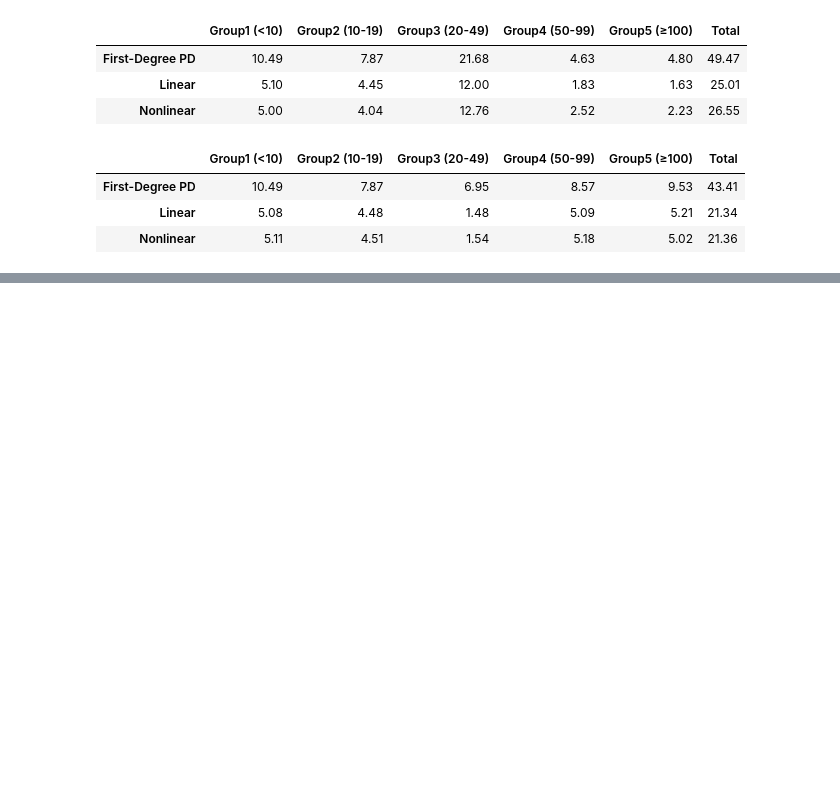
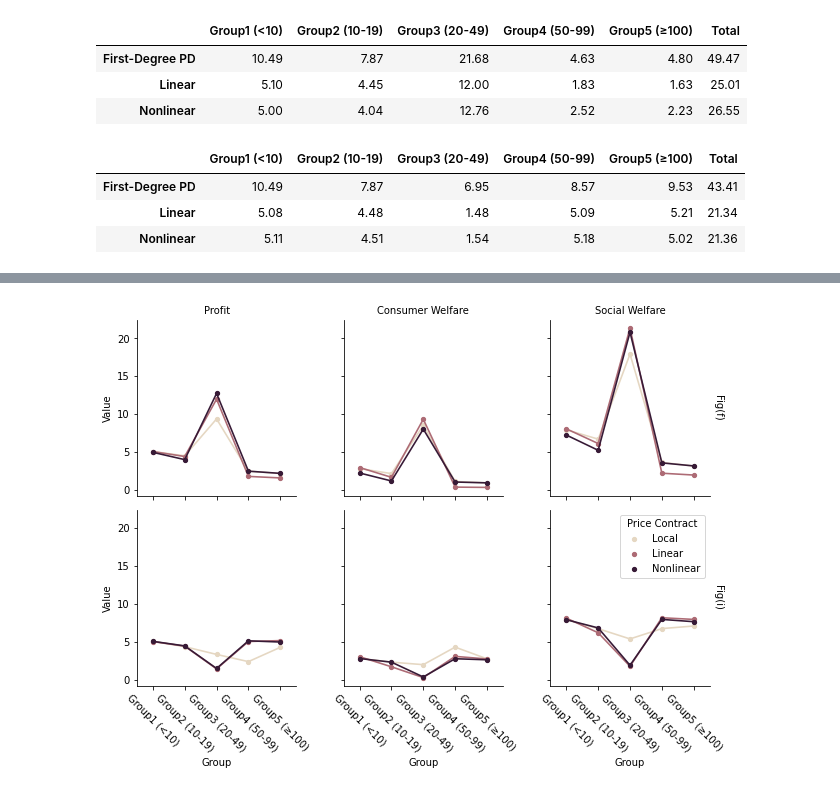
Before and after one commit to wanxii/nonlinear-pricing, a Jupyter notebook: welfare_groups.ipynb, the cells around one changed output, grey strips where cells are left out. Drawn from its saved outputs; the diff is of its cells as text; code cells hidden in the pictures; blank space fills up the shorter version.

```diff
--- a/welfare_groups.ipynb
+++ b/welfare_groups.ipynb
@@ -450,0 +511,4 @@ counter_fi3.savefig("fig/counter_comparison3.svg", dpi=400)
+# %%
+sw_f3_1 = profit_f3_1 + cs_f3_1
+sw_i3_1 = profit_i3_1 + cs_i3_1
+print(pd.concat([sw_f3_1, sw_i3_1], axis=1).sort_index(axis=1).to_latex())
@@ -450,0 +527,16 @@ counter_fi3.savefig("fig/counter_comparison3.svg", dpi=400)
+# %%
+figs = ["f", "i"]
+for Type, dfs in {"Profit": [profit_f3_1, profit_i3_1],
+                 "Consumer Welfare": [cs_f3_1, cs_i3_1],
+                 "Social Welfare": [sw_f3_1, sw_i3_1]}.items():
+    for i, df in enumerate(dfs):
+        df.reset_index(names="Method", inplace=True)
+        df["Type"] = Type
+        df["Figure"] = figs[i]
+
+# Create dataframe for visualization
+welfare_fi3_1 = (pd.concat([profit_f3_1, cs_f3_1, sw_f3_1, profit_i3_1, cs_i3_1, sw_i3_1])
+                .melt(id_vars=["Method", "Type", "Figure", "Total"],
+                      var_name="Group",
+                      value_name="Value"))
+welfare_fi3_1.head()
@@ -450,0 +550,17 @@ counter_fi3.savefig("fig/counter_comparison3.svg", dpi=400)
+# %%
+%matplotlib inline
+# Pointplot
+counter_fi3_1 = sns.FacetGrid(welfare_fi3_1, row="Figure", col="Type", margin_titles=True)
+counter_fi3_1.map(sns.pointplot, "Group", "Value", "Method",
+              palette="ch:.25",
+              legend=False,
+              scale = 0.6)
+
+counter_fi3_1.set_titles(col_template="{col_name}", row_template="Fig({row_name})")
+counter_fi3_1.set_xticklabels(rotation=-45)
+
+plt.legend(title="Price Contract");
+
+counter_fi3_1.savefig("fig/counter_lc_l_nl.svg", dpi=400)
+# %% [output]
+[figure, added]
```
Also changed, not shown: parts of 35 cells of this notebook.
